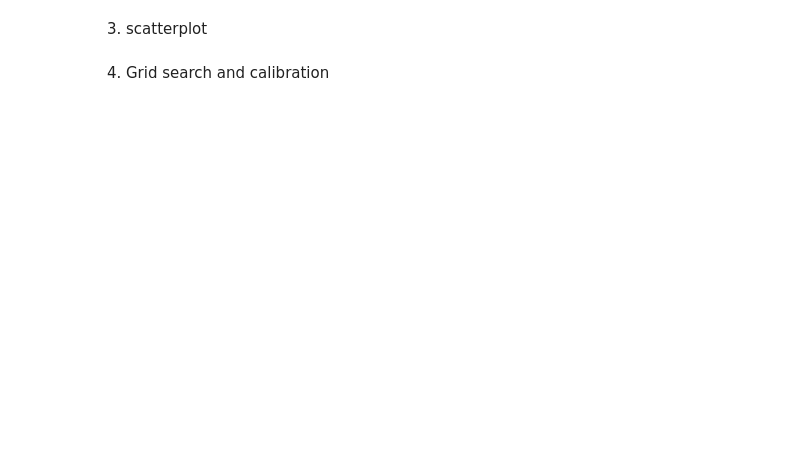
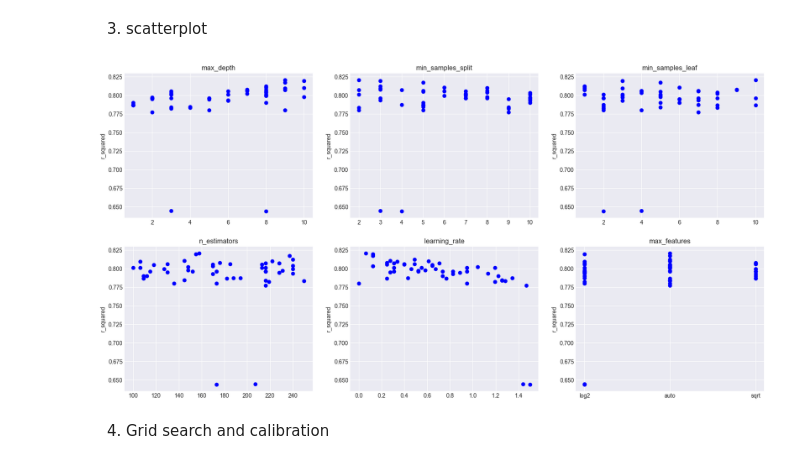
Before and after one commit to Vicba/MachineLearningSchool, a Jupyter notebook: labs/Classification/Class5-6_labo.ipynb, the cells around one changed output. Saved outputs shown, nothing was run; the diff lists cells and outputs as text; code cells hidden in the pictures; blank space fills up the shorter version.

```diff
--- a/labs/Classification/Class5-6_labo.ipynb
+++ b/labs/Classification/Class5-6_labo.ipynb
@@ -569,4 +717,33 @@ plt.show()
 # %% [markdown]
 3. scatterplot
+# %%
+out2 = pd.DataFrame(gbm_random.cv_results_)
+
+xlabel_names = ['param_max_depth','param_min_samples_split','param_min_samples_leaf','param_n_estimators',
+                'param_learning_rate','param_max_features']
+
+fig, axs = plt.subplots(2,3, figsize=(20,10))
+
+axs[0,0].scatter(out2['param_max_depth'], out2['mean_test_score'], c='blue');
+axs[0,0].set_title('max_depth')
+
+axs[0,1].scatter(out2['param_min_samples_split'], out2['mean_test_score'], c='blue');
+axs[0,1].set_title('min_samples_split')
+
+axs[0,2].scatter(out2['param_min_samples_leaf'], out2['mean_test_score'], c='blue');
+axs[0,2].set_title('min_samples_leaf')
+
+axs[1,0].scatter(out2['param_n_estimators'], out2['mean_test_score'], c='blue');
+axs[1,0].set_title('n_estimators')
+
+axs[1,1].scatter(out2['param_learning_rate'], out2['mean_test_score'], c='blue');
+axs[1,1].set_title('learning_rate')
+
+axs[1,2].scatter(out2['param_max_features'], out2['mean_test_score'], c='blue');
+axs[1,2].set_title('max_features')
+
+for ax in axs.flat: ax.set(ylabel='r_squared')
+# %% [output]
+[figure, added]
 # %% [markdown]
 4. Grid search and calibration
```
Also changed, not shown: parts of 19 cells of this notebook, 2 other files.
